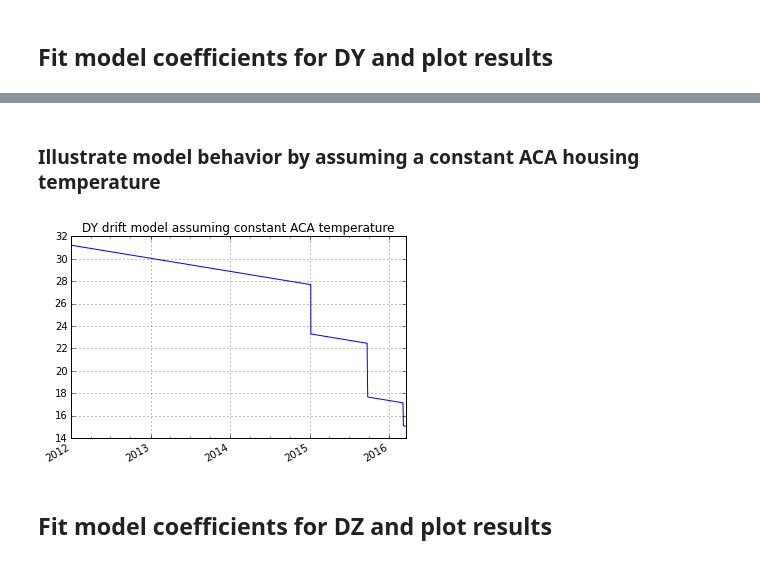
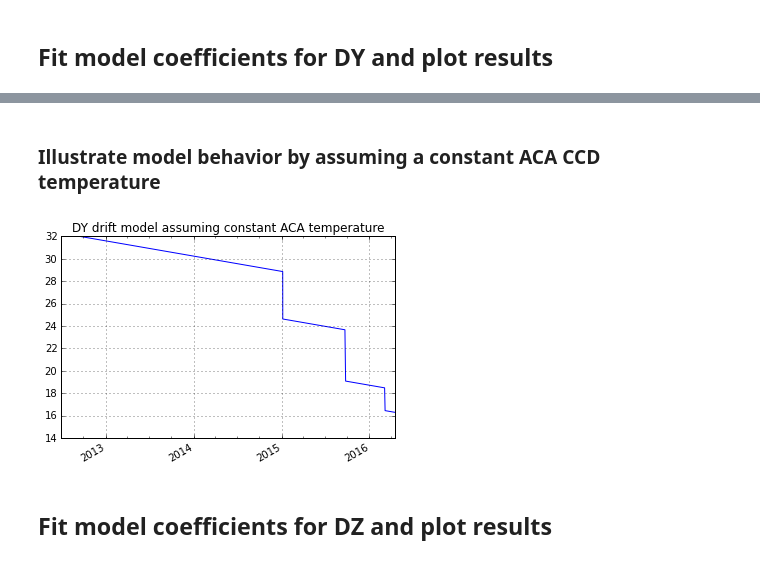
Before and after one commit to sot/aimpoint_mon, a Jupyter notebook: fit_aimpoint_drift.ipynb, the cells around one changed output, grey strips where cells are left out. Cells and saved outputs as stored; diff of their text form; code cells hidden in the pictures.

```diff
--- a/fit_aimpoint_drift.ipynb
+++ b/fit_aimpoint_drift.ipynb
@@ -89,5 +99,9 @@ JUMPS = ['2015:006',  # IU-reset
 # %%
-# Aspect camera housing temperature trend since 2010
-aach1t = fetch.Msid('aach1t', start='2010:001', stat='daily')
-aach1t.iplot()
+# Aspect camera CCD temperature trend since 2010
+t_ccd = fetch.Msid('aacccdpt', start='2010:001', stat='5min')
+t_ccd.remove_intervals(ltt_bads | normal_suns)
+t_ccd.plot()
+plt.ylabel('T_ccd (degF)')
+plt.title('ACA CCD temperature')
+plt.grid()
 # %% [output]
@@ -120,11 +134,11 @@ class AcaDriftModel(object):
         adat is the raw data array containing aspect solution data
         sampled at 1 ksec intervals.
         """
-        # Get the ACA housing temperature telemetry
-        aach1t = fetch.Msid('aach1t', stat='5min', start=start, stop=stop)
+        # Get the ACA CCD temperature telemetry
+        t_ccd = fetch.Msid('aacccdpt', stat='5min', start=start, stop=stop)
 
-        # Slice the ASOL data corresponding to available ACA housing temps
-        i0, i1 = np.searchsorted(adat['time'], [aach1t.times[0], aach1t.times[-1]])
+        # Slice the ASOL data corresponding to available ACA CCD temps
+        i0, i1 = np.searchsorted(adat['time'], [t_ccd.times[0], t_ccd.times[-1]])
         self.asol = adat[i0:i1].copy()
 
         # Convert from mm to arcsec for convenience
@@ -135,19 +149,19 @@ class AcaDriftModel(object):
         self.years = Time(self.times, format='cxcsec').decimalyear
         self.years_0 = self.years - self.YEAR0
 
-        # Resample housing temp. data to the 1 ksec ASOL time stamps
-        self.aach1t = interpolate(aach1t.vals, aach1t.times, self.asol['time'], method='linear')
+        # Resample CCD temp. data to the 1 ksec ASOL time stamps
+        self.t_ccd = interpolate(t_ccd.vals, t_ccd.times, self.asol['time'], method='linear')
 
         # Get indices corresponding to jump times for later model computation
         self.jump_times = Time(JUMPS).cxcsec
         self.jump_idxs = np.searchsorted(self.times, self.jump_times)
 
-    def __call__(self, pars, years=None, aach1t=None):
+    def __call__(self, pars, years=None, t_ccd=None):
         """
         Calculate model prediction for DY or DZ.  Params are:
 
           scale : scaling in arcsec / degF
-          offset : ACA housing temperature corresponding to DY/Z = 0.0 arcsec
+          offset : ACA CCD temperature corresponding to DY/Z = 0.0 arcsec
           trend : Trend in DY/Z (arcsec / year)
           jumpYYYYDDD : discrete jump in arcsec at date YYYY:DDD
         """
@@ -155,12 +169,12 @@ class AcaDriftModel(object):
         scale, offset, trend = pars[0:3]
         jumps = pars[3:]
 
-        # Allow for passing in a different value for ACA housing temperature
-        if aach1t is None:
-            aach1t = self.aach1t
+        # Allow for passing in a different value for ACA CCD temperature
+        if t_ccd is None:
+            t_ccd = self.t_ccd
 
         # Compute linear part of model
-        out = (aach1t - offset) * scale + self.years_0 * trend
+        out = (t_ccd - offset) * scale + self.years_0 * trend
 
         # Put in the step function jumps
         for jump_idx, jump in izip(self.jump_idxs, jumps):
@@ -169,7 +183,7 @@ class AcaDriftModel(object):
 
         return out
 # %%
-def fit_aimpoint_aca_temp(axis='dy', start='2012:001', stop=None):
+def fit_aimpoint_aca_temp(axis='dy', start='2012:180', stop=None):
     """
     Use Sherpa to fit the model parameters
     """
@@ -272,13 +286,13 @@ Fit residual 99th - 1st percentile = 3.24
 # %% [markdown]
-### Illustrate model behavior by assuming a constant ACA housing temperature
+### Illustrate model behavior by assuming a constant ACA CCD temperature
 # %%
-dyz_fit = aca_drift_dy(fit_dy.parvals, aach1t=80)
+dyz_fit = aca_drift_dy(fit_dy.parvals, t_ccd=7)
 plot_cxctime(aca_drift_dy.times, dyz_fit)
 plt.title('DY drift model assuming constant ACA temperature')
 plt.ylim(14, 32)
 plt.grid();
 # %% [output]
-[figure, old version]
+[figure, new version]
 # %% [markdown]
 ## Fit model coefficients for DZ and plot results
 # %%
```
Also changed, not shown: parts of 11 cells of this notebook.
